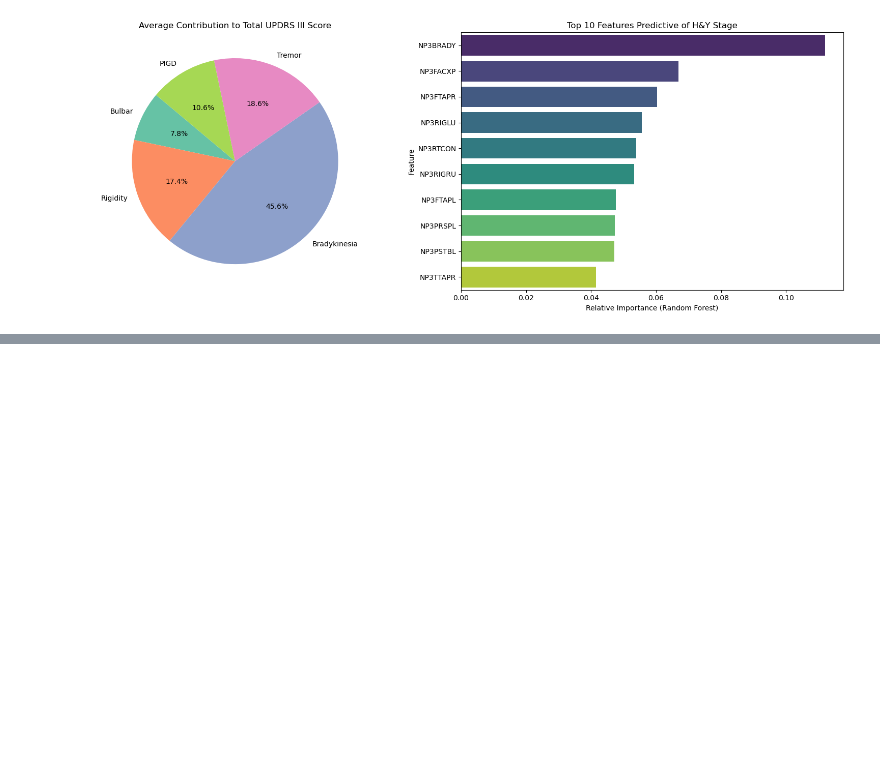
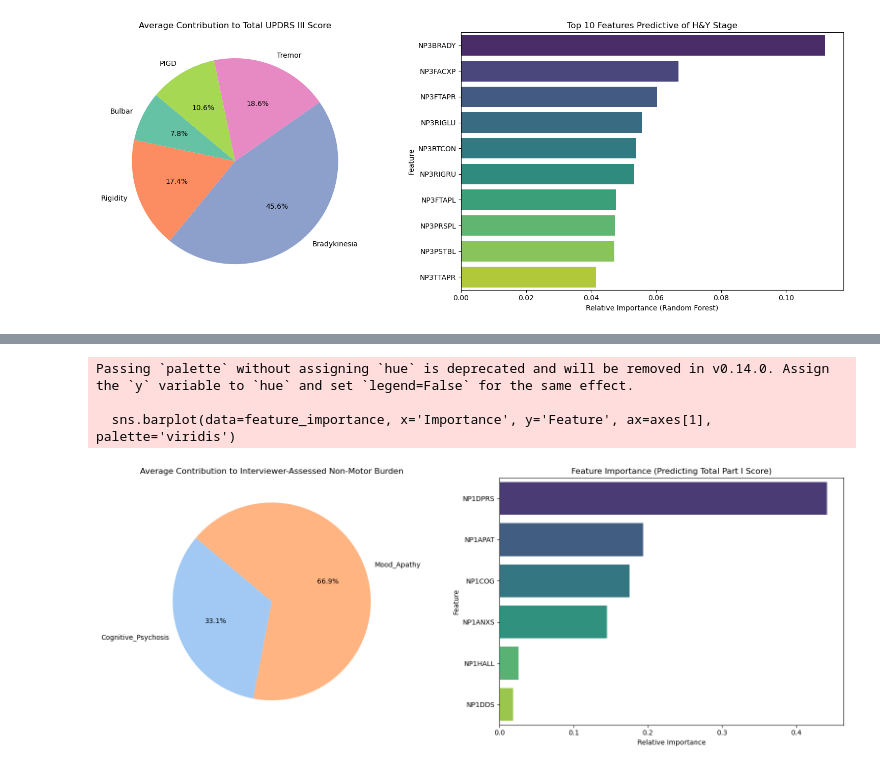
Before and after one commit to vutuongvy101/multimodal-pd-progression, a Jupyter notebook: Experiment/preprocessing/EDA_motor.ipynb, the cells around one changed output, grey strips where cells are left out. Saved outputs shown, nothing was run; the diff lists cells and outputs as text; code cells hidden in the pictures; blank space fills up the shorter version.

```diff
--- a/Experiment/preprocessing/EDA_motor.ipynb
+++ b/Experiment/preprocessing/EDA_motor.ipynb
@@ -190,0 +289,70 @@ Passing `palette` without assigning `hue` is deprecated and will be removed in v
+# %%
+# Analysis for MDS-UPDRS Part I
+# 1. Load Part I Data
+df = pd.read_csv('../../ppmi_pd/Motor___MDS-UPDRS/MDS-UPDRS_Part_I_14Dec2025.csv', low_memory=False)
+
+# 2. Define Subcategories
+# Based on columns inside THIS file only: NP1COG, NP1HALL, NP1DPRS, NP1ANXS, NP1APAT, NP1DDS
+subcats = {
+    'Cognitive_Psychosis': ['NP1COG', 'NP1HALL', 'NP1DDS'],
+    'Mood_Apathy': ['NP1DPRS', 'NP1ANXS', 'NP1APAT']
+}
+all_features = [col for cat in subcats.values() for col in cat]
+
+# 3. Preprocessing
+# Select columns
+work_df = df[['PATNO', 'NP1RTOT'] + all_features].copy()
+
+# Coerce to numeric
+for col in work_df.columns:
+    work_df[col] = pd.to_numeric(work_df[col], errors='coerce')
+
+# Drop rows where Total Score is missing
+work_df = work_df.dropna(subset=['NP1RTOT'])
+
+# Impute features
+imputer = SimpleImputer(strategy='median')
+work_df[all_features] = imputer.fit_transform(work_df[all_features])
+
+# 4. Calculate Sub-Scores
+for name, cols in subcats.items():
+    work_df[f'Score_{name}'] = work_df[cols].sum(axis=1)
+
+sub_score_cols = [f'Score_{name}' for name in subcats.keys()]
+
+# 5. Correlation Analysis
+corr_matrix = work_df[sub_score_cols + ['NP1RTOT']].corr()
+print("Correlation with NP1RTOT:")
+print(corr_matrix['NP1RTOT'].sort_values(ascending=False))
+
+# 6. Feature Importance (Predicting Total Score)
+X = work_df[all_features]
+y = work_df['NP1RTOT']
+
+rf = RandomForestRegressor(n_estimators=100, random_state=42)
+rf.fit(X, y)
+
+feature_importance = pd.DataFrame({
+    'Feature': all_features,
+    'Importance': rf.feature_importances_
+}).sort_values(by='Importance', ascending=False)
+
+print("\nTop Features influencing Part I Score:")
+print(feature_importance)
+
+# 7. Visualization
+fig, axes = plt.subplots(1, 2, figsize=(16, 6))
+
+# Plot A: Contribution
+avg_scores = work_df[sub_score_cols].mean()
+axes[0].pie(avg_scores, labels=[c.replace('Score_', '') for c in avg_scores.index], autopct='%1.1f%%', startangle=140, colors=sns.color_palette('pastel'))
+axes[0].set_title('Average Contribution to Interviewer-Assessed Non-Motor Burden')
+
+# Plot B: Feature Importance
+sns.barplot(data=feature_importance, x='Importance', y='Feature', ax=axes[1], palette='viridis')
+axes[1].set_title('Feature Importance (Predicting Total Part I Score)')
+axes[1].set_xlabel('Relative Importance')
+
+plt.tight_layout()
+# plt.savefig('updrs_part1_ia_analysis.png')
+# %% [output]
@@ -190,0 +373,4 @@ Passing `palette` without assigning `hue` is deprecated and will be removed in v
+Passing `palette` without assigning `hue` is deprecated and will be removed in v0.14.0. Assign the `y` variable to `hue` and set `legend=False` for the same effect.
+
+  sns.barplot(data=feature_importance, x='Importance', y='Feature', ax=axes[1], palette='viridis')
+[figure, added]
```
Also changed, not shown: parts of 7 cells of this notebook.
